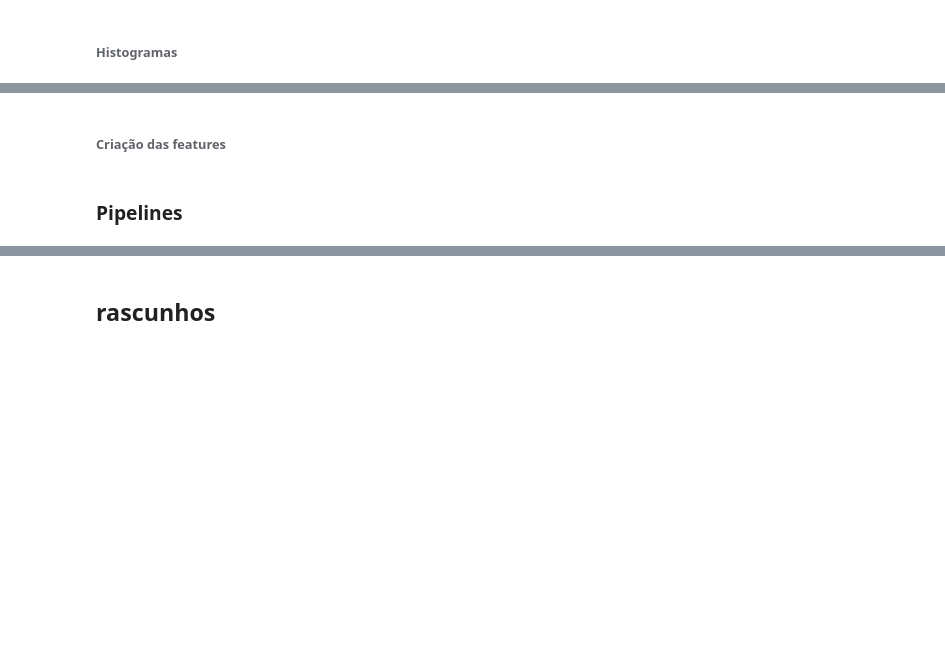
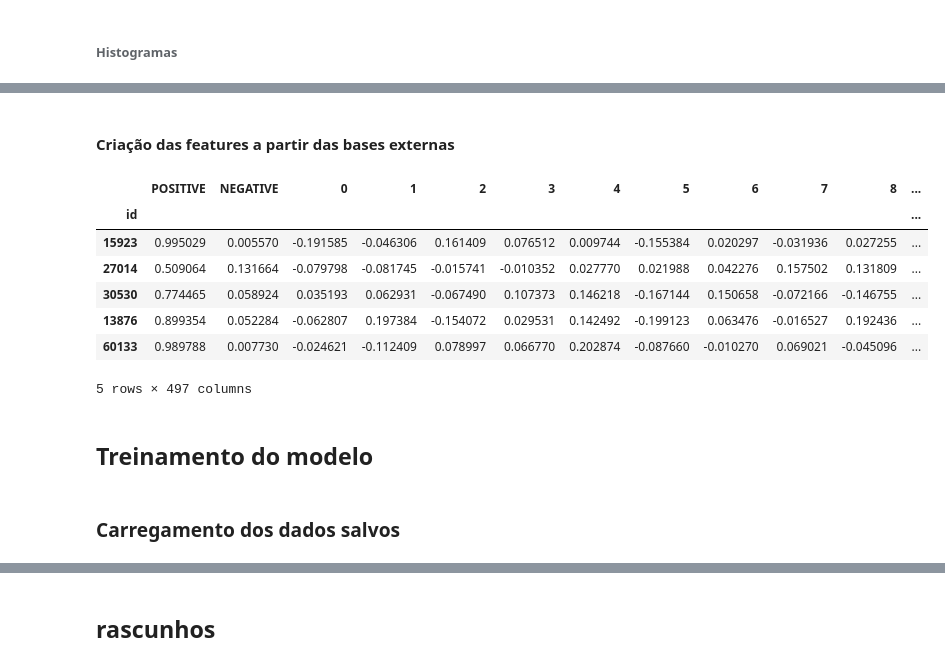
Before and after one commit to eduardodut/Mineracao_dados_textos_web, a Jupyter notebook: projeto01_equipe01.ipynb, the cells around one changed output, grey strips where cells are left out. Cells and saved outputs as stored; diff of their text form; code cells hidden in the pictures; blank space fills up the shorter version.

```diff
--- a/projeto01_equipe01.ipynb
+++ b/projeto01_equipe01.ipynb
@@ -442,4 +486,4 @@ def get_embeddings(text):
 from empath import Empath
 lexicon = Empath()
 # %% [markdown]
-###### Criação das features
+#### Criação das features a partir das bases externas
@@ -567,8 +556,21 @@ for tamanho in ["pequeno", "medio", "grande"]:
     vetores_testset_b.to_csv('/content/vetores_testset_b_aumentado_'+ tamanho + '.txt', sep=' ')
 
   nlp.remove_pipe('textcat')
-# %% [markdown]
-### Pipelines
+# %%
+vetores_testset_a_aumentado_grande.head()
+# %% [output]
+|  | POSITIVE | NEGATIVE | 0 | 1 | 2 | 3 | 4 | 5 | 6 | 7 | 8 | ... |
+| id |  |  |  |  |  |  |  |  |  |  |  | ... |
+| 15923 | 0.995029 | 0.005570 | -0.191585 | -0.046306 | 0.161409 | 0.076512 | 0.009744 | -0.155384 | 0.020297 | -0.031936 | 0.027255 | ... |
+| 27014 | 0.509064 | 0.131664 | -0.079798 | -0.081745 | -0.015741 | -0.010352 | 0.027770 | 0.021988 | 0.042276 | 0.157502 | 0.131809 | ... |
+| 30530 | 0.774465 | 0.058924 | 0.035193 | 0.062931 | -0.067490 | 0.107373 | 0.146218 | -0.167144 | 0.150658 | -0.072166 | -0.146755 | ... |
+| 13876 | 0.899354 | 0.052284 | -0.062807 | 0.197384 | -0.154072 | 0.029531 | 0.142492 | -0.199123 | 0.063476 | -0.016527 | 0.192436 | ... |
+| 60133 | 0.989788 | 0.007730 | -0.024621 | -0.112409 | 0.078997 | 0.066770 | 0.202874 | -0.087660 | -0.010270 | 0.069021 | -0.045096 | ... |
+5 rows × 497 columns
+# %% [markdown]
+## Treinamento do modelo
+# %% [markdown]
+### Carregamento dos dados salvos
 # %%
 #@title Download dos datasets e vetores pré-configurados
 
```
Also changed, not shown: parts of 97 cells of this notebook.
